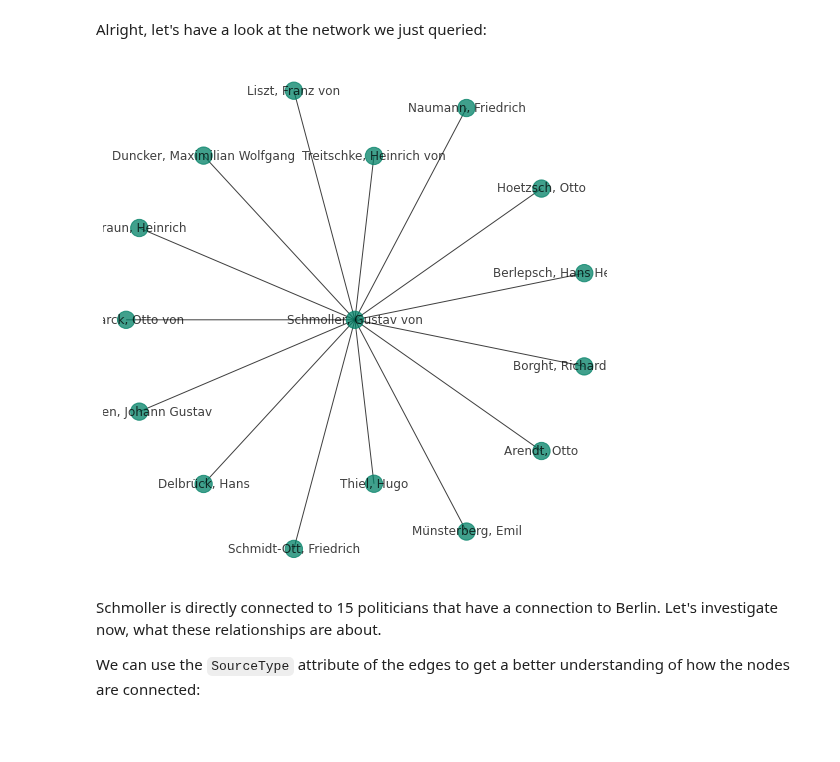
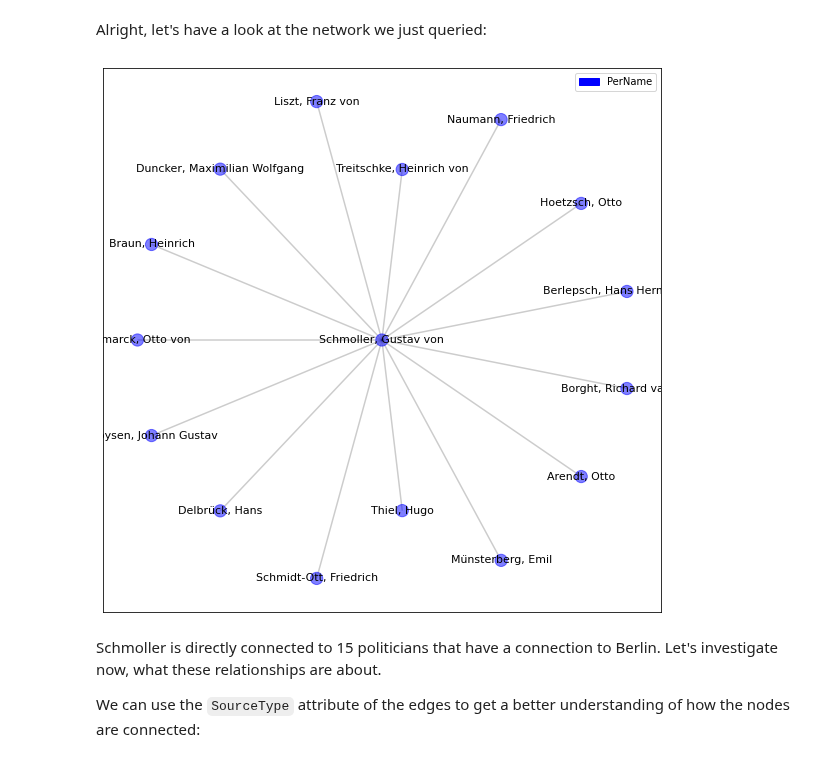
Before and after one commit to sonar-idh/jupyter-curriculum, a Jupyter notebook: notebooks/Notebook 5 - History of Economics.ipynb, the cells around one changed output. Cells and saved outputs as stored; diff of their text form; code cells hidden in the pictures; blank space fills up the shorter version.

```diff
--- a/notebooks/Notebook 5 - History of Economics.ipynb
+++ b/notebooks/Notebook 5 - History of Economics.ipynb
@@ -314,28 +304,16 @@ G = to_nx_graph(neo4j_driver = driver,
                 query = query)
 # %% [markdown]
 Alright, let's have a look at the network we just queried:
-# %%
-pos = nx.kamada_kawai_layout(G)
-plt.rcParams['figure.figsize'] = [7, 7]
-
-node_labels_names = nx.get_node_attributes(G, "Name")
-node_labels_titles = nx.get_node_attributes(G, "Title")
-node_labels = {**node_labels_names, **node_labels_titles}
-
-groups = set(nx.get_node_attributes(G,'type').values())
-mapping = dict(zip(sorted(groups),count()))
-color_map = [mapping[G.nodes()[n]['type']] for n in G.nodes()]
-
-node_types = nx.get_node_attributes(G, "type")
-
-edge_labels = nx.get_edge_attributes(G, "SourceType")
-
-nx.draw(G, pos = pos, labels = node_labels, alpha = 0.75, node_color = color_map, cmap = plt.cm.summer)
-#nx.draw_networkx_edge_labels(G,pos,edge_labels=edge_labels, label_pos=0.5)
-
-plt.show()
-# %% [output]
-[figure, removed]
+# %%
+node_labels_names = nx.get_node_attributes(G, "Name")
+node_labels_titles = nx.get_node_attributes(G, "Title")
+node_labels = {**node_labels_names, **node_labels_titles}
+
+color_map = plt.cm.bwr
+
+draw_graph(G, node_labels=node_labels, color_map=color_map, plot_size=[10,10])
+# %% [output]
+[figure, added]
 # %% [markdown]
 Schmoller is directly connected to 15 politicians that have a connection to Berlin. Let's investigate now, what these relationships are about.
 
```
Also changed, not shown: parts of 15 cells of this notebook.
